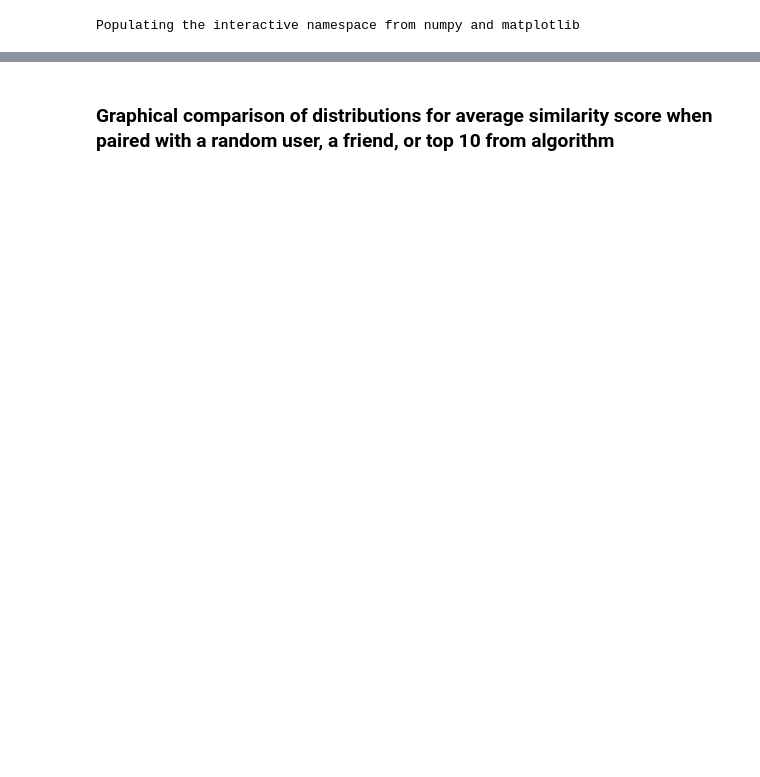
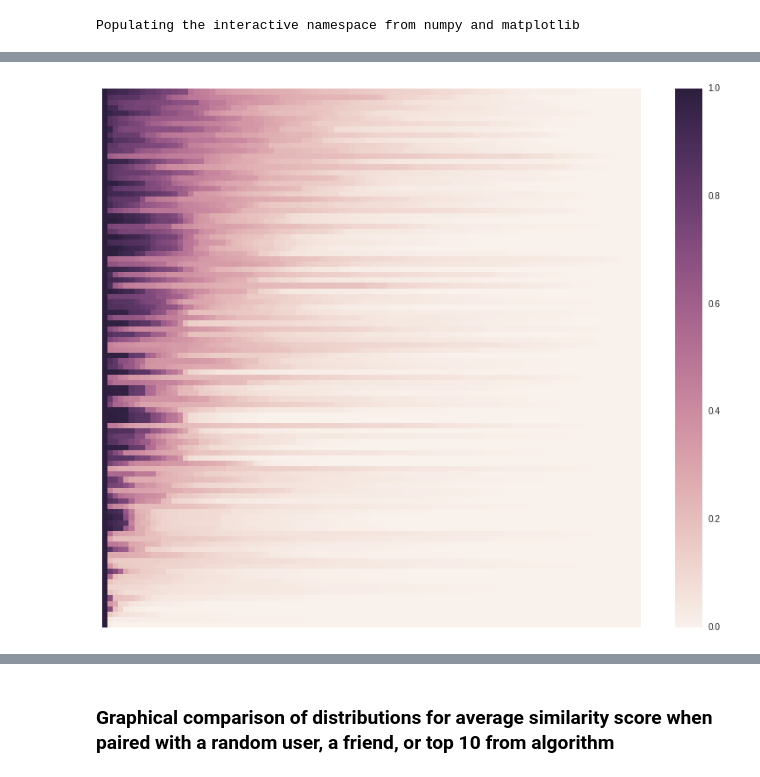
Before and after one commit to mjhines/LookingForPlayers, a Jupyter notebook: UserMatching_Validation.ipynb, the cells around one changed output, grey strips where cells are left out. Drawn from its saved outputs; the diff is of its cells as text; code cells hidden in the pictures; blank space fills up the shorter version.

```diff
--- a/UserMatching_Validation.ipynb
+++ b/UserMatching_Validation.ipynb
@@ -36,0 +91,11 @@ for user in randomUserTestSet:
+# %%
+# Sort rows so that first row has user with highest average similarity score
+avgSims = [np.mean(m) for m in matchedScores] # find average similarity scores for each row
+sortedSortedMatches = [x for (y,x) in sorted(zip(avgSims,sortedScores),reverse=True)]
+
+plt.figure(figsize=(14,11))
+
+sns.heatmap(sortedSortedMatches, vmax=1.0, linewidths=0, square=True)
+plt.tick_params(bottom='on',left='on',labelbottom='off',labelleft='off')
+# %% [output]
+[figure, added]
```
Also changed, not shown: parts of 65 cells of this notebook, 1 other file.
